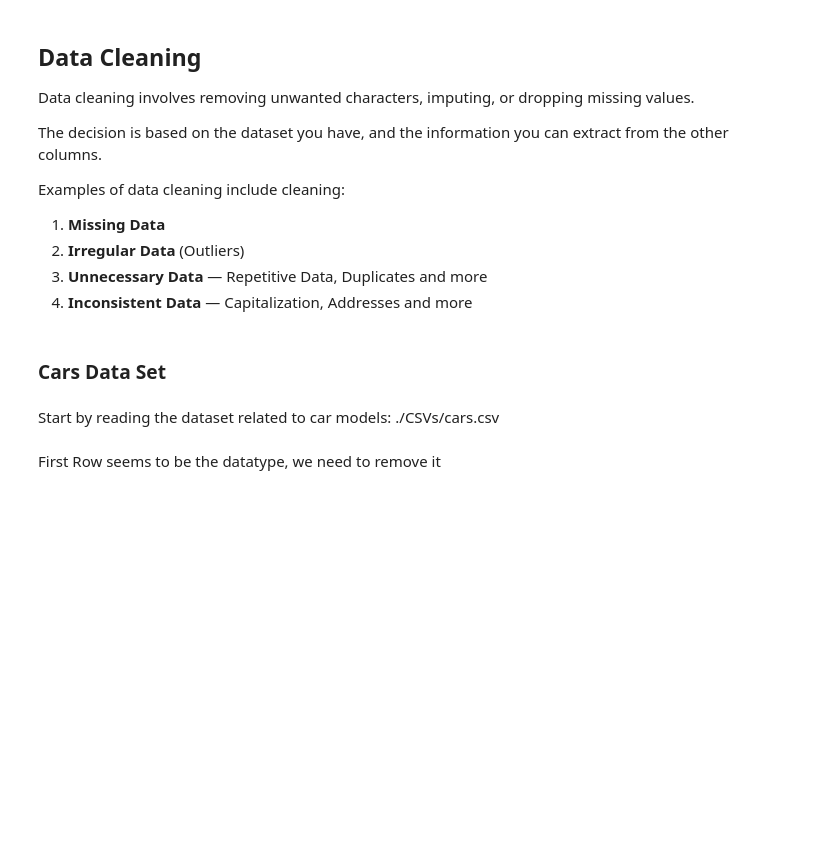
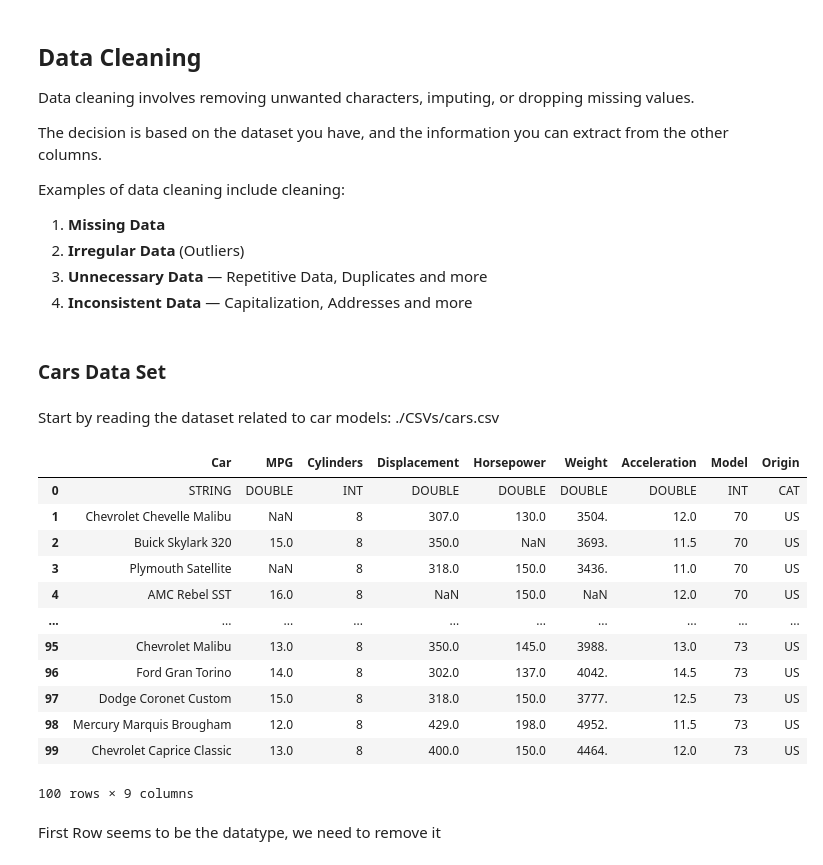
Before and after one commit to MandeepCon/Lab4-TCIO, a Jupyter notebook: week5Lab_Students.ipynb, the cells around one changed output. Drawn from its saved outputs; the diff is of its cells as text; code cells hidden in the pictures; blank space fills up the shorter version.

```diff
--- a/week5Lab_Students.ipynb
+++ b/week5Lab_Students.ipynb
@@ -354,5 +333,27 @@ Examples of data cleaning include cleaning:
 ### **Cars Data Set**
 # %% [markdown]
 Start by reading the dataset related to car models: ./CSVs/cars.csv
+# %%
+import pandas as pd
+
+# Read the CSV with 'unicode_escape' encoding to avoid character issues
+cars_raw = pd.read_csv('./Data/cars.csv', sep=';')
+
+# Show the first few rows to inspect the data
+cars_raw.head(100)
+# %% [output]
+|  | Car | MPG | Cylinders | Displacement | Horsepower | Weight | Acceleration | Model | Origin |
+| 0 | STRING | DOUBLE | INT | DOUBLE | DOUBLE | DOUBLE | DOUBLE | INT | CAT |
+| 1 | Chevrolet Chevelle Malibu | NaN | 8 | 307.0 | 130.0 | 3504. | 12.0 | 70 | US |
+| 2 | Buick Skylark 320 | 15.0 | 8 | 350.0 | NaN | 3693. | 11.5 | 70 | US |
+| 3 | Plymouth Satellite | NaN | 8 | 318.0 | 150.0 | 3436. | 11.0 | 70 | US |
+| 4 | AMC Rebel SST | 16.0 | 8 | NaN | 150.0 | NaN | 12.0 | 70 | US |
+| ... | ... | ... | ... | ... | ... | ... | ... | ... | ... |
+| 95 | Chevrolet Malibu | 13.0 | 8 | 350.0 | 145.0 | 3988. | 13.0 | 73 | US |
+| 96 | Ford Gran Torino | 14.0 | 8 | 302.0 | 137.0 | 4042. | 14.5 | 73 | US |
+| 97 | Dodge Coronet Custom | 15.0 | 8 | 318.0 | 150.0 | 3777. | 12.5 | 73 | US |
+| 98 | Mercury Marquis Brougham | 12.0 | 8 | 429.0 | 198.0 | 4952. | 11.5 | 73 | US |
+| 99 | Chevrolet Caprice Classic | 13.0 | 8 | 400.0 | 150.0 | 4464. | 12.0 | 73 | US |
+100 rows × 9 columns
 # %% [markdown]
 First Row seems to be the datatype, we need to remove it
```
Also changed, not shown: parts of 8 cells of this notebook.
